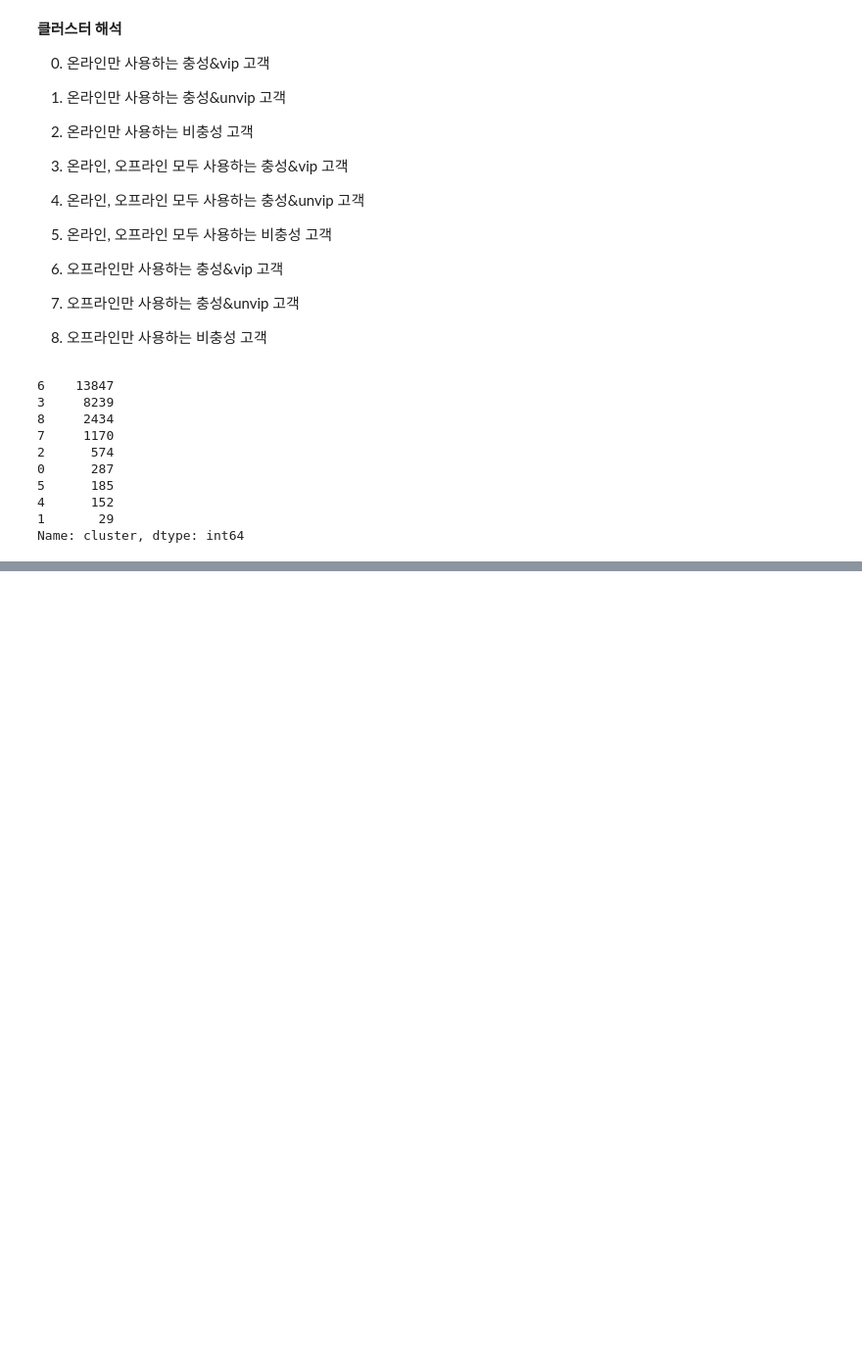
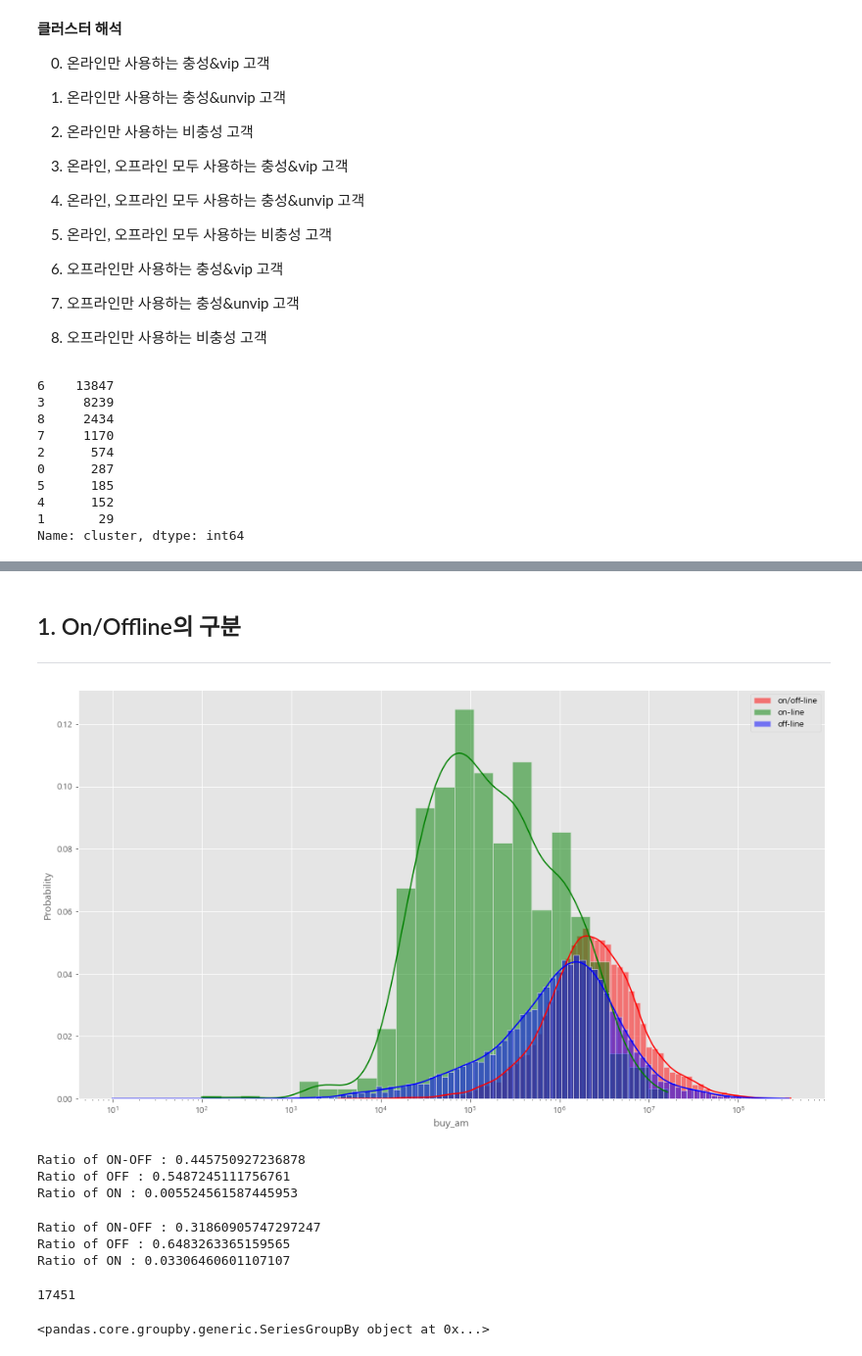
Before and after one commit to osy5882/Lpoint_competition, a Jupyter notebook: domain_clustering/Domain Clustering_2.ipynb, the cells around one changed output, grey strips where cells are left out. Shown at 98% size. Cells and saved outputs as stored; diff of their text form; code cells hidden in the pictures; blank space fills up the shorter version.

```diff
--- a/domain_clustering/Domain Clustering_2.ipynb
+++ b/domain_clustering/Domain Clustering_2.ipynb
@@ -33,6 +38,9 @@ pd.set_option("display.max_columns", 10)
 # %%
-df_cust = pd.read_csv("../../LPOINT_BIG_COMP/LPOINT_BIG_COMP_01_DEMO.csv")
-df_pdde = pd.read_csv("../../LPOINT_BIG_COMP/LPOINT_BIG_COMP_02_PDDE.csv")
+# df_cust = pd.read_csv("../../LPOINT_BIG_COMP/LPOINT_BIG_COMP_01_DEMO.csv")
+# df_pdde = pd.read_csv("../../LPOINT_BIG_COMP/LPOINT_BIG_COMP_02_PDDE.csv")
+
+df_cust = pd.read_csv("../LPOINT_BIG_COMP/LPOINT_BIG_COMP_01_DEMO.csv")
+df_pdde = pd.read_csv("../LPOINT_BIG_COMP/LPOINT_BIG_COMP_02_PDDE.csv")
 # %% [markdown]
 # 함수화
 ---
@@ -258,0 +318,39 @@ Name: cluster, dtype: int64
+# %% [markdown]
+## 1. On/Offline의 구분
+---
+# %%
+sns.histplot(result_onoff['buy_am'], log_scale=True, kde=True, color='red', alpha=0.5, stat='probability', label="on/off-line")
+sns.histplot(result_on['buy_am'], log_scale=True, kde=True, color='green', alpha=0.5, stat='probability', label="on-line")
+sns.histplot(result_off['buy_am'], log_scale=True, kde=True, color='blue', alpha=0.5, stat='probability', label="off-line")
+plt.legend()
+plt.show()
+# %% [output]
+[figure, added]
+# %%
+# -- 금액 비율
+total = sum(result_onoff['buy_am'].values.tolist() + result_off['buy_am'].values.tolist() + result_on['buy_am'].values.tolist())
+print(f"Ratio of ON-OFF : {sum(result_onoff['buy_am'])/total}")
+print(f"Ratio of OFF : {result_off['buy_am'].sum()/total}")
+print(f"Ratio of ON : {result_on['buy_am'].sum()/total}")
+# %% [output]
+Ratio of ON-OFF : 0.445750927236878
+Ratio of OFF : 0.5487245111756761
+Ratio of ON : 0.005524561587445953
+# %%
+# -- 고객 비율
+total = result["cust"].nunique()
+print(f"Ratio of ON-OFF : {result_onoff['cust'].nunique()/total}")
+print(f"Ratio of OFF : {result_off['cust'].nunique()/total}")
+print(f"Ratio of ON : {result_on['cust'].nunique()/total}")
+# %% [output]
+Ratio of ON-OFF : 0.31860905747297247
+Ratio of OFF : 0.6483263365159565
+Ratio of ON : 0.03306460601107107
+# %%
+result_off["cust"].nunique()
+# %% [output]
+17451
+# %%
+df_onoff_cust = df_pdde.loc[df_pdde["cust"].isin(result_onoff["cust"].values.tolist())]
+# %% [output]
+<pandas.core.groupby.generic.SeriesGroupBy object at 0x...>
```
Also changed, not shown: parts of 12 cells of this notebook, 3 other files.
